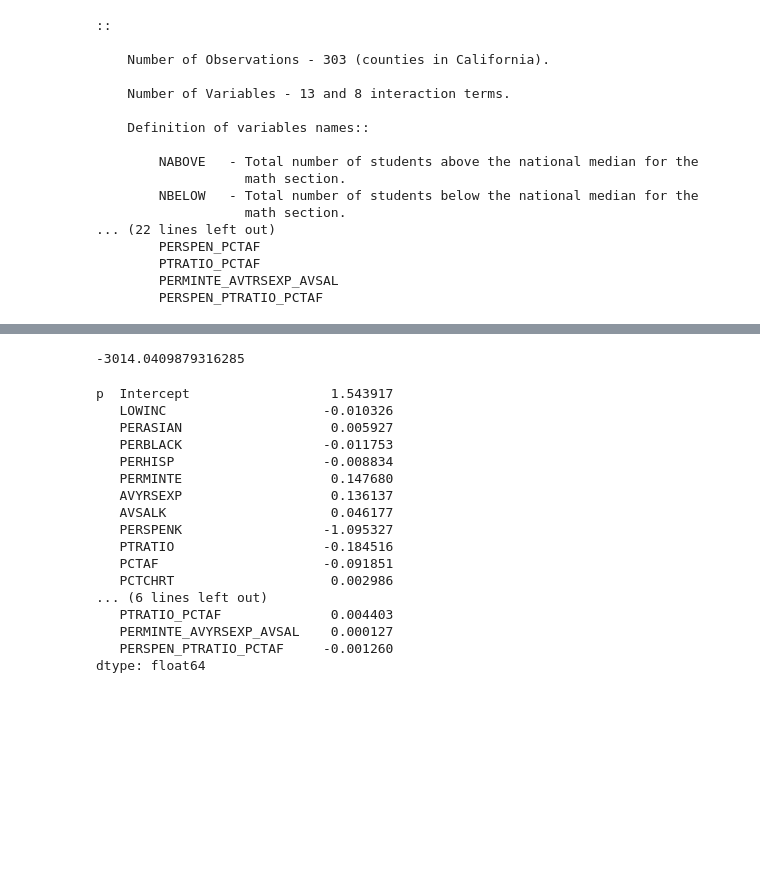
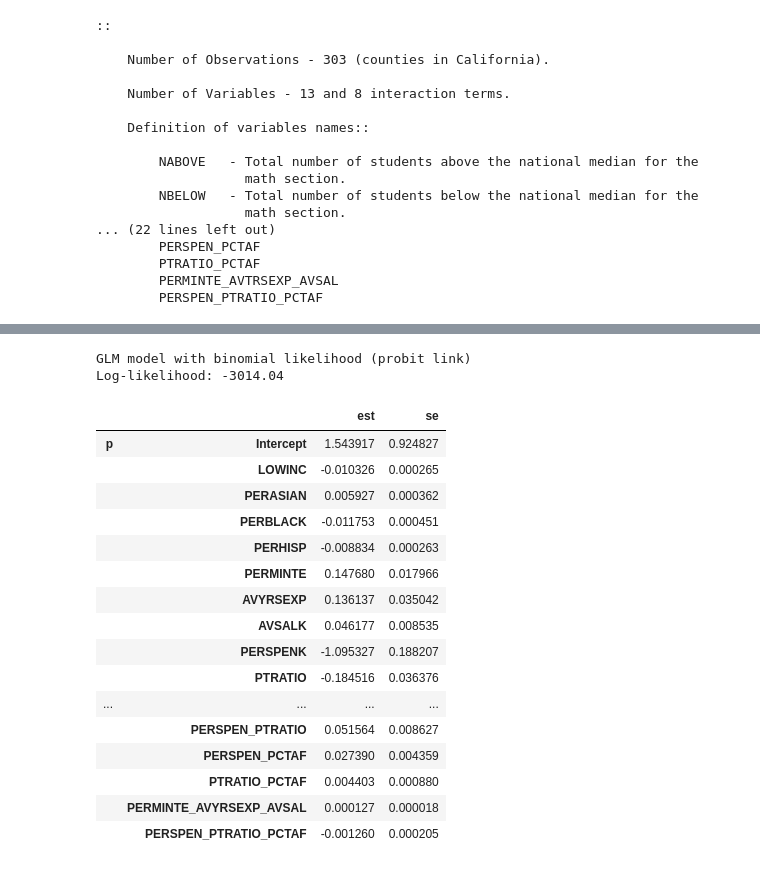
Before and after one commit to dschulman/linearlab, a Jupyter notebook: example/glm_binomial.ipynb, the cells around one changed output, grey strips where cells are left out. Saved outputs shown, nothing was run; the diff lists cells and outputs as text; code cells hidden in the pictures; blank space fills up the shorter version.

```diff
--- a/example/glm_binomial.ipynb
+++ b/example/glm_binomial.ipynb
@@ -138,29 +136,27 @@ ll_probit_model = ll.glm(star98, formula, lik=ll.lik.binomial(ll.link.probit))
 # %%
 ll_probit_fit = ll_probit_model.fit()
 # %%
-ll_probit_fit.loglik
+ll_probit_fit
 # %% [output]
--3014.0409879316285
+GLM model with binomial likelihood (probit link)
+Log-likelihood: -3014.04
+|  |  | est | se |
+| p | Intercept | 1.543917 | 0.924827 |
+|  | LOWINC | -0.010326 | 0.000265 |
+|  | PERASIAN | 0.005927 | 0.000362 |
+|  | PERBLACK | -0.011753 | 0.000451 |
+|  | PERHISP | -0.008834 | 0.000263 |
+|  | PERMINTE | 0.147680 | 0.017966 |
+|  | AVYRSEXP | 0.136137 | 0.035042 |
+|  | AVSALK | 0.046177 | 0.008535 |
+|  | PERSPENK | -1.095327 | 0.188207 |
+|  | PTRATIO | -0.184516 | 0.036376 |
+| ... | ... | ... | ... |
+|  | PERSPEN_PTRATIO | 0.051564 | 0.008627 |
+|  | PERSPEN_PCTAF | 0.027390 | 0.004359 |
+|  | PTRATIO_PCTAF | 0.004403 | 0.000880 |
+|  | PERMINTE_AVYRSEXP_AVSAL | 0.000127 | 0.000018 |
+|  | PERSPEN_PTRATIO_PCTAF | -0.001260 | 0.000205 |
-# %%
-ll_probit_fit.beta_grouped
-# %% [output]
-p  Intercept                  1.543917
-   LOWINC                    -0.010326
-   PERASIAN                   0.005927
-   PERBLACK                  -0.011753
-   PERHISP                   -0.008834
-   PERMINTE                   0.147680
-   AVYRSEXP                   0.136137
-   AVSALK                     0.046177
-   PERSPENK                  -1.095327
-   PTRATIO                   -0.184516
-   PCTAF                     -0.091851
-   PCTCHRT                    0.002986
-... (6 lines left out)
-   PTRATIO_PCTAF              0.004403
-   PERMINTE_AVYRSEXP_AVSAL    0.000127
-   PERSPEN_PTRATIO_PCTAF     -0.001260
-dtype: float64
 # %%
 sm_cauchit_model = smf.glm(formula, star98, family=sm.families.Binomial(sm.families.links.Cauchy()))
 # %%
```
Also changed, not shown: parts of 13 cells of this notebook, 12 other files.
